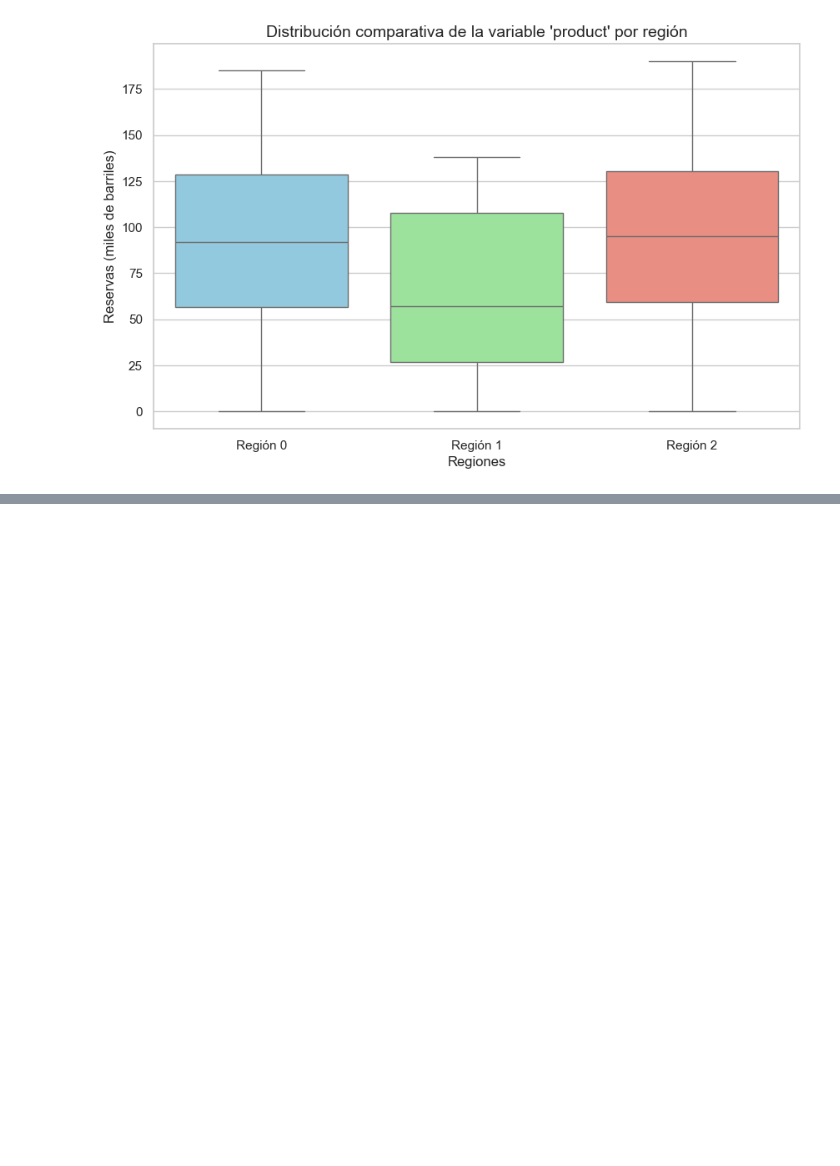
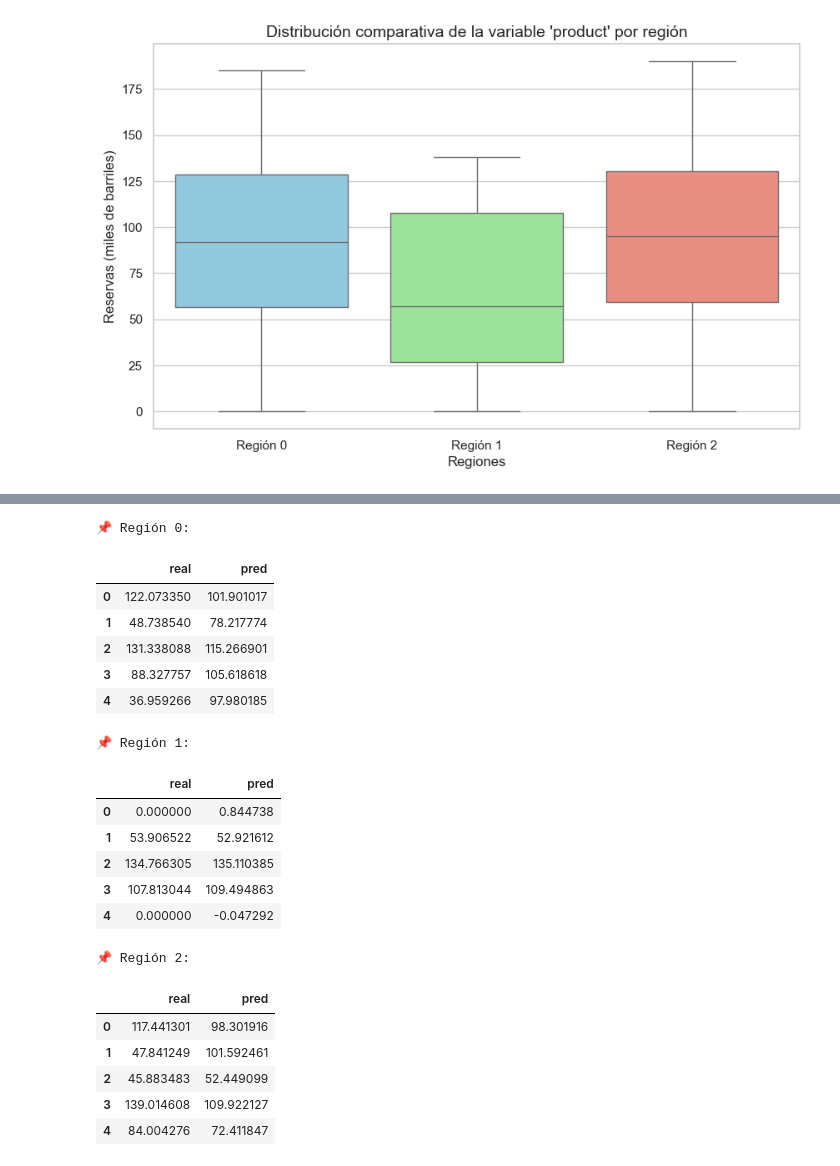
Before and after one commit to cjhirashi/proyecto-sprint-11, a Jupyter notebook: notebooks/proyecto_sprint_11.ipynb, the cells around one changed output, grey strips where cells are left out. Saved outputs shown, nothing was run; the diff lists cells and outputs as text; code cells hidden in the pictures; blank space fills up the shorter version.

```diff
--- a/notebooks/proyecto_sprint_11.ipynb
+++ b/notebooks/proyecto_sprint_11.ipynb
@@ -437,0 +502,23 @@ La exploración de datos sugiere que la **Región 2** es la más prometedora por
+# %%
+"""
+3.2 Entrenamiento de modelos de regresión lineal
+Propósito: Ajustar un modelo de regresión lineal por región utilizando las
+características f0, f1 y f2 para predecir la variable objetivo product.
+"""
+
+from sklearn.linear_model import LinearRegression
+
+# Inicializar modelos
+model_0 = LinearRegression()
+model_1 = LinearRegression()
+model_2 = LinearRegression()
+
+# Entrenar modelos por región
+model_0.fit(X_train_0, y_train_0)
+model_1.fit(X_train_1, y_train_1)
+model_2.fit(X_train_2, y_train_2)
+
+# Mostrar coeficientes y el intercepto de cada modelo como verificación
+print("Región 0 -> Intercepto:", model_0.intercept_, " Coeficientes:", model_0.coef_)
+print("Región 1 -> Intercepto:", model_1.intercept_, " Coeficientes:", model_1.coef_)
+print("Región 2 -> Intercepto:", model_2.intercept_, " Coeficientes:", model_2.coef_)
@@ -437,0 +640,43 @@ La exploración de datos sugiere que la **Región 2** es la más prometedora por
+# %%
+"""
+3.4 Almacenamiento de predicciones y valores reales
+Propósito: Guardar las predicciones y valores observados de cada región para
+su uso posterior en el cálculo de beneficios y bootstrapping.
+"""
+
+# Crear DataFrames con predicciones y valores reales para cada región
+preds_region_0 = pd.DataFrame({"real": y_valid_0.values, "pred": model_0.predict(X_valid_0)})
+preds_region_1 = pd.DataFrame({"real": y_valid_1.values, "pred": model_1.predict(X_valid_1)})
+preds_region_2 = pd.DataFrame({"real": y_valid_2.values, "pred": model_2.predict(X_valid_2)})
+
+# Mostrar una vista rápida de cada DataFrame
+print("📌 Región 0:")
+display(preds_region_0.head())
+
+print("📌 Región 1:")
+display(preds_region_1.head())
+
+print("📌 Región 2:")
+display(preds_region_2.head())
+# %% [output]
+📌 Región 0:
+|  | real | pred |
+| 0 | 122.073350 | 101.901017 |
+| 1 | 48.738540 | 78.217774 |
+| 2 | 131.338088 | 115.266901 |
+| 3 | 88.327757 | 105.618618 |
+| 4 | 36.959266 | 97.980185 |
+📌 Región 1:
+|  | real | pred |
+| 0 | 0.000000 | 0.844738 |
+| 1 | 53.906522 | 52.921612 |
+| 2 | 134.766305 | 135.110385 |
+| 3 | 107.813044 | 109.494863 |
+| 4 | 0.000000 | -0.047292 |
+📌 Región 2:
+|  | real | pred |
+| 0 | 117.441301 | 98.301916 |
+| 1 | 47.841249 | 101.592461 |
+| 2 | 45.883483 | 52.449099 |
+| 3 | 139.014608 | 109.922127 |
+| 4 | 84.004276 | 72.411847 |
```
Also changed, not shown: parts of 15 cells of this notebook.
